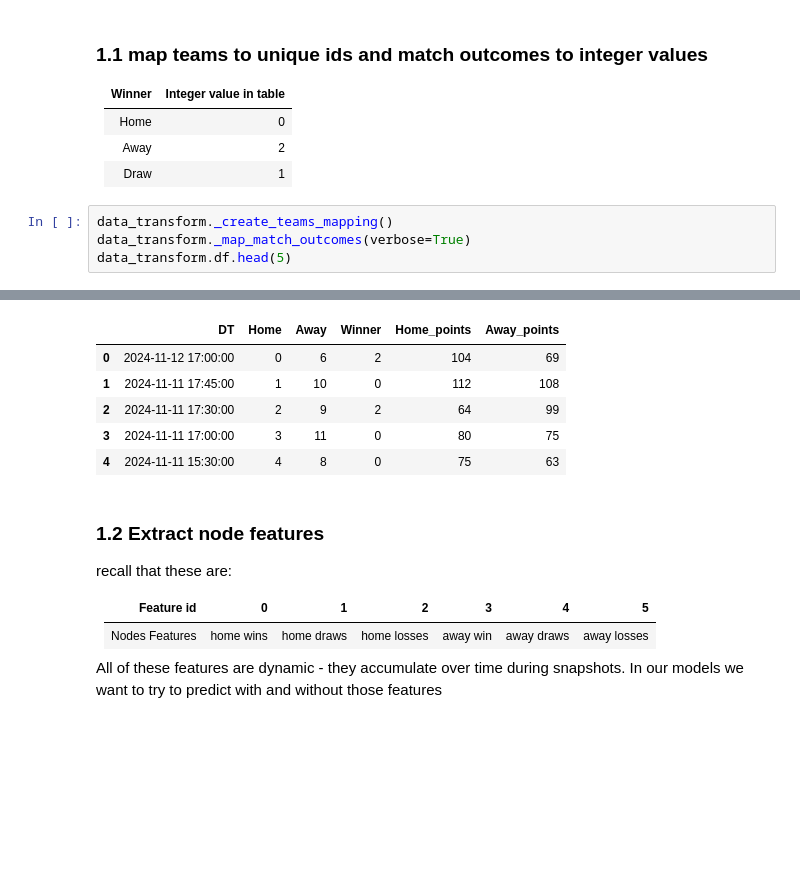
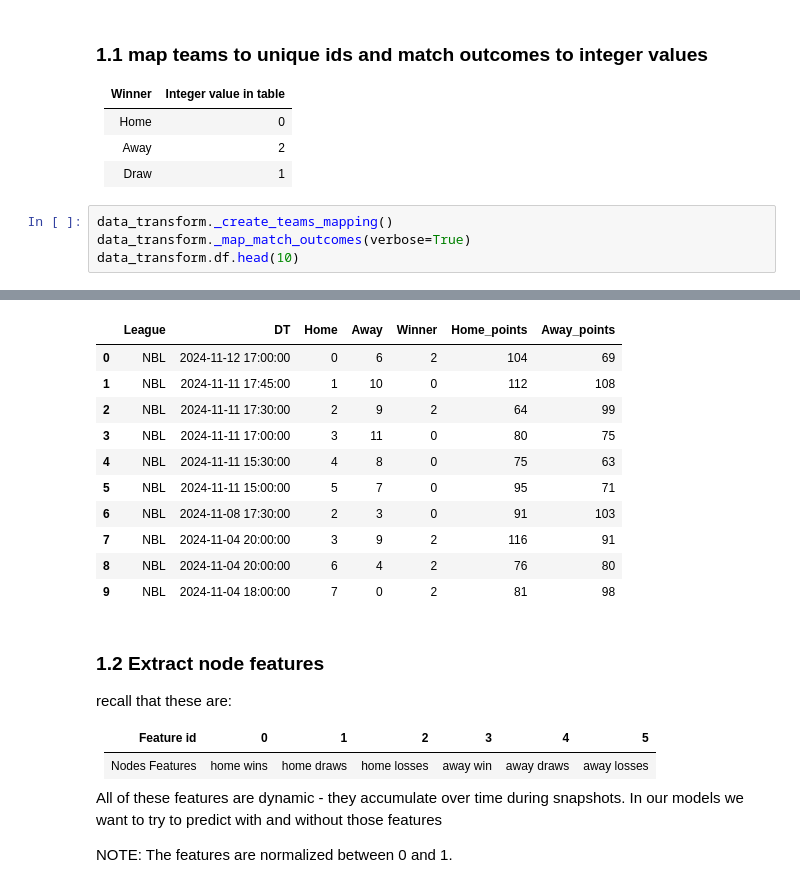
Before and after one commit to kubosis/NeRa, a Jupyter notebook: PyPredict/data.ipynb, the cells around one changed output, grey strips where cells are left out. Drawn from its saved outputs; the diff is of its cells as text; blank space fills up the shorter version.

```diff
--- a/PyPredict/data.ipynb
+++ b/PyPredict/data.ipynb
@@ -68,5 +73,5 @@ data_transform.df.head(5)
 # %%
 data_transform._create_teams_mapping()
 data_transform._map_match_outcomes(verbose=True)
-data_transform.df.head(5)
+data_transform.df.head(10)
 # %% [output]
@@ -74,9 +79,14 @@ data_transform.df.head(5)
-|  | DT | Home | Away | Winner | Home_points | Away_points |
-| 0 | 2024-11-12 17:00:00 | 0 | 6 | 2 | 104 | 69 |
-| 1 | 2024-11-11 17:45:00 | 1 | 10 | 0 | 112 | 108 |
-| 2 | 2024-11-11 17:30:00 | 2 | 9 | 2 | 64 | 99 |
-| 3 | 2024-11-11 17:00:00 | 3 | 11 | 0 | 80 | 75 |
-| 4 | 2024-11-11 15:30:00 | 4 | 8 | 0 | 75 | 63 |
+|  | League | DT | Home | Away | Winner | Home_points | Away_points |
+| 0 | NBL | 2024-11-12 17:00:00 | 0 | 6 | 2 | 104 | 69 |
+| 1 | NBL | 2024-11-11 17:45:00 | 1 | 10 | 0 | 112 | 108 |
+| 2 | NBL | 2024-11-11 17:30:00 | 2 | 9 | 2 | 64 | 99 |
+| 3 | NBL | 2024-11-11 17:00:00 | 3 | 11 | 0 | 80 | 75 |
+| 4 | NBL | 2024-11-11 15:30:00 | 4 | 8 | 0 | 75 | 63 |
+| 5 | NBL | 2024-11-11 15:00:00 | 5 | 7 | 0 | 95 | 71 |
+| 6 | NBL | 2024-11-08 17:30:00 | 2 | 3 | 0 | 91 | 103 |
+| 7 | NBL | 2024-11-04 20:00:00 | 3 | 9 | 2 | 116 | 91 |
+| 8 | NBL | 2024-11-04 20:00:00 | 6 | 4 | 2 | 76 | 80 |
+| 9 | NBL | 2024-11-04 18:00:00 | 7 | 0 | 2 | 81 | 98 |
 # %% [markdown]
 ### 1.2 Extract node features
 
@@ -87,4 +97,6 @@ recall that these are:
 | Nodes Features | home wins | home draws | home losses | away win | away draws | away losses |
 
 All of these features are dynamic - they accumulate over time during snapshots. In our models we want to try to predict with and without those features
+
+NOTE: The features are normalized between 0 and 1.
 # %%
```
Also changed, not shown: parts of 12 cells of this notebook, 10 other files.
